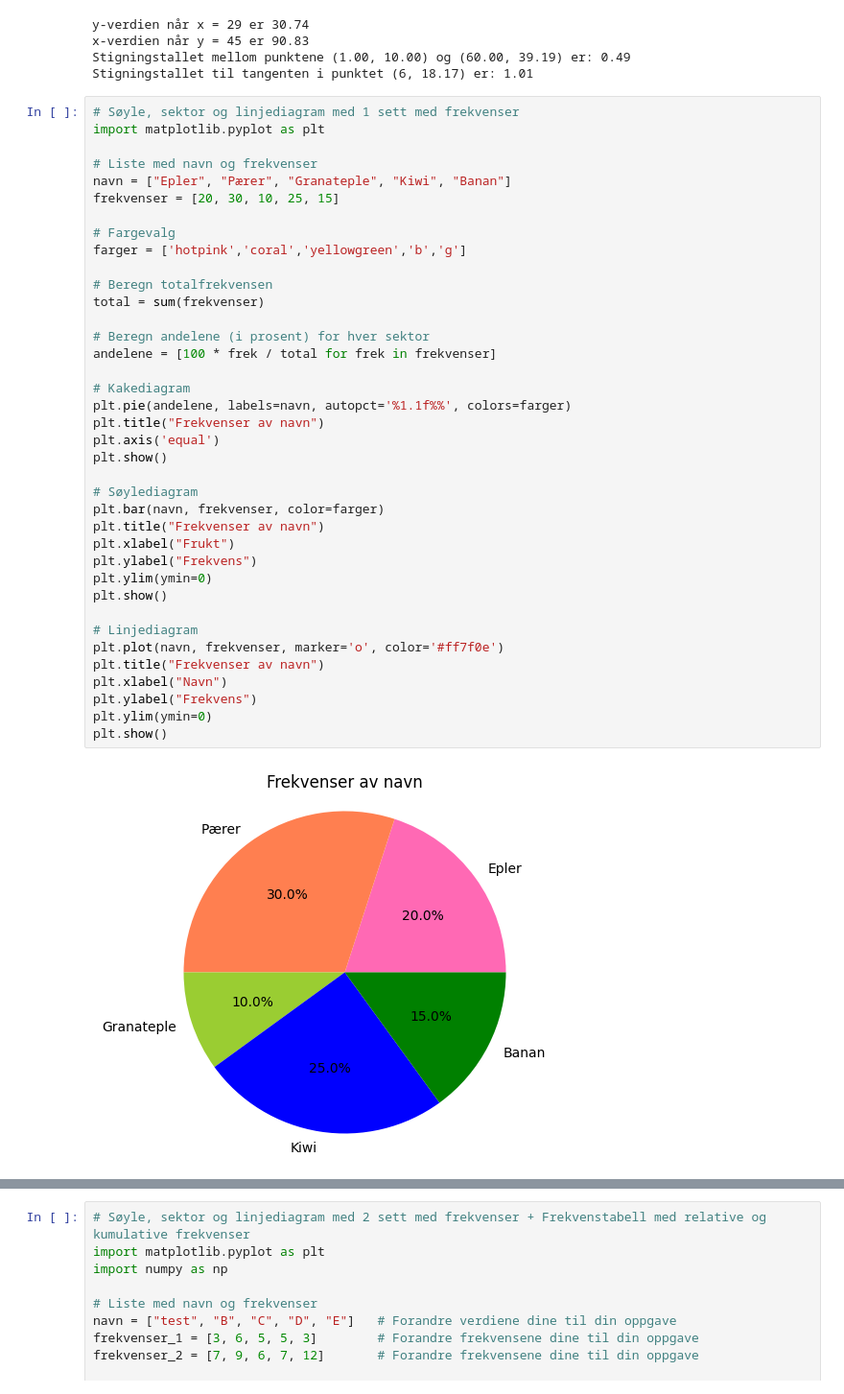
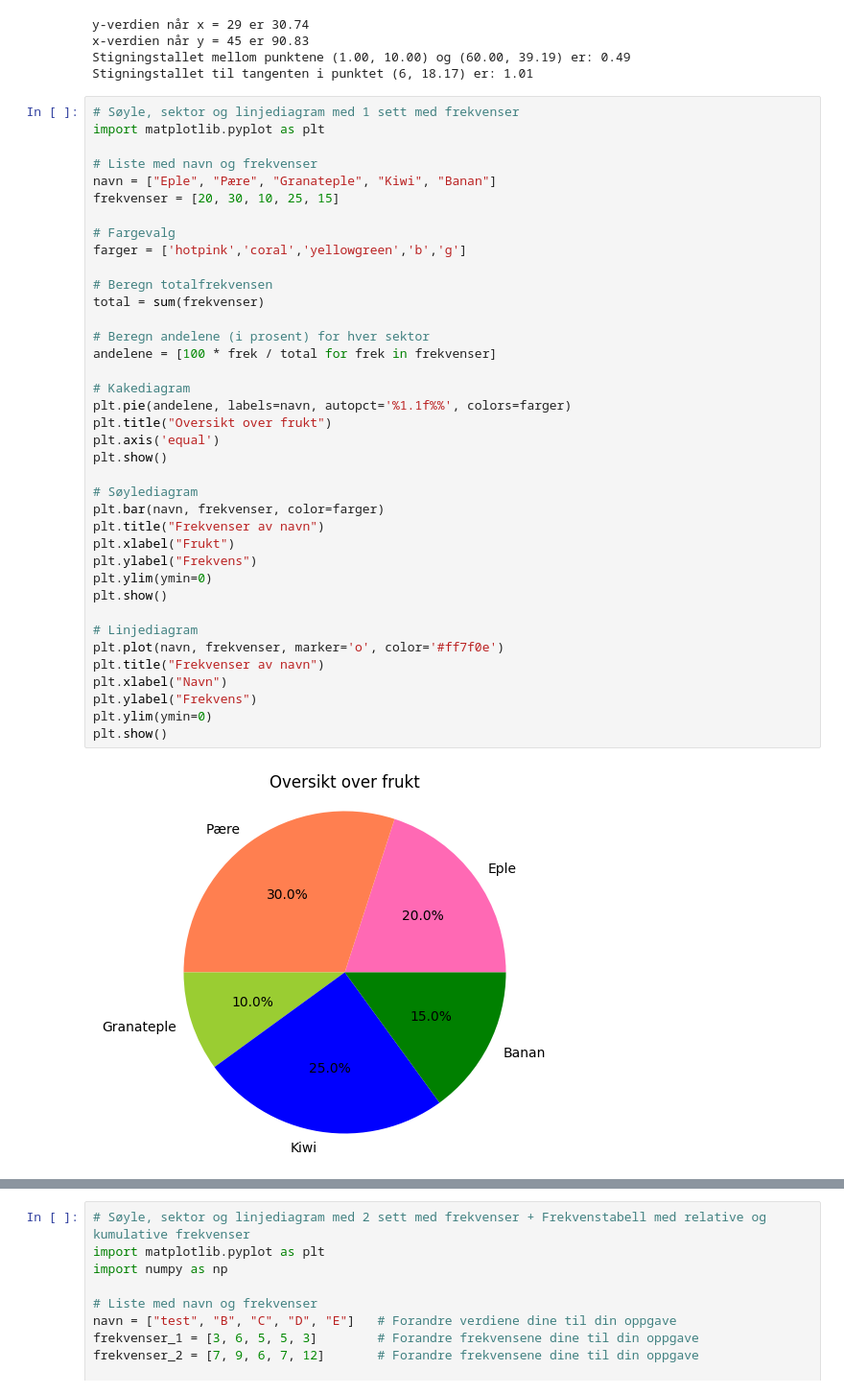
Before and after one commit to hanska91/Matematikk-2P-Y, a Jupyter notebook: Matematikkboka 2P-Y + Litt annet.ipynb, the cells around one changed output, grey strips where cells are left out. Shown at 96% size. Drawn from its saved outputs; the diff is of its cells as text.

```diff
--- a/Matematikkboka 2P-Y + Litt annet.ipynb
+++ b/Matematikkboka 2P-Y + Litt annet.ipynb
@@ -2909,39 +2909,39 @@ Stigningstallet til tangenten i punktet (6, 18.17) er: 1.01
 import matplotlib.pyplot as plt
 
 # Liste med navn og frekvenser
-navn = ["Epler", "Pærer", "Granateple", "Kiwi", "Banan"]
+navn = ["Eple", "Pære", "Granateple", "Kiwi", "Banan"]
 frekvenser = [20, 30, 10, 25, 15]
 
 # Fargevalg
 farger = ['hotpink','coral','yellowgreen','b','g']
 
 # Beregn totalfrekvensen
 total = sum(frekvenser)
 
 # Beregn andelene (i prosent) for hver sektor
 andelene = [100 * frek / total for frek in frekvenser]
 
 # Kakediagram
 plt.pie(andelene, labels=navn, autopct='%1.1f%%', colors=farger)
-plt.title("Frekvenser av navn")
+plt.title("Oversikt over frukt")
 plt.axis('equal')
 plt.show()
 
 # Søylediagram
 plt.bar(navn, frekvenser, color=farger)
 plt.title("Frekvenser av navn")
 plt.xlabel("Frukt")
 plt.ylabel("Frekvens")
 plt.ylim(ymin=0)
 plt.show()
 
 # Linjediagram
 plt.plot(navn, frekvenser, marker='o', color='#ff7f0e')
 plt.title("Frekvenser av navn")
 plt.xlabel("Navn")
 plt.ylabel("Frekvens")
 plt.ylim(ymin=0)
 plt.show()
 # %% [output]
-[figure, old version]
+[figure, new version]
 [figure]
```
Also changed, not shown: parts of 4 cells of this notebook.
